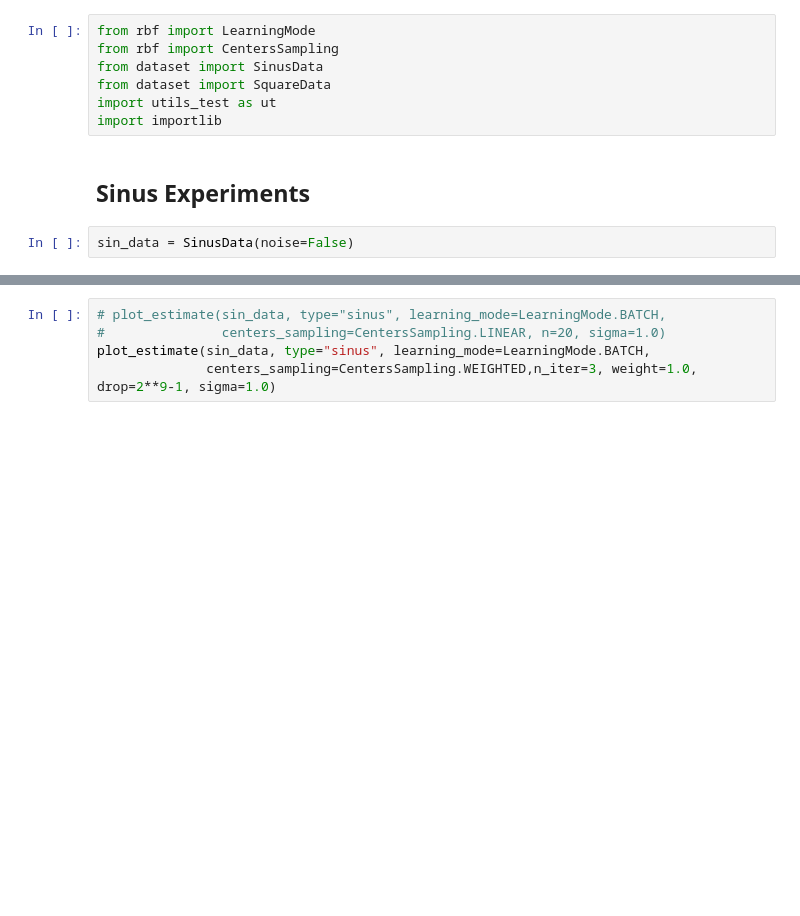
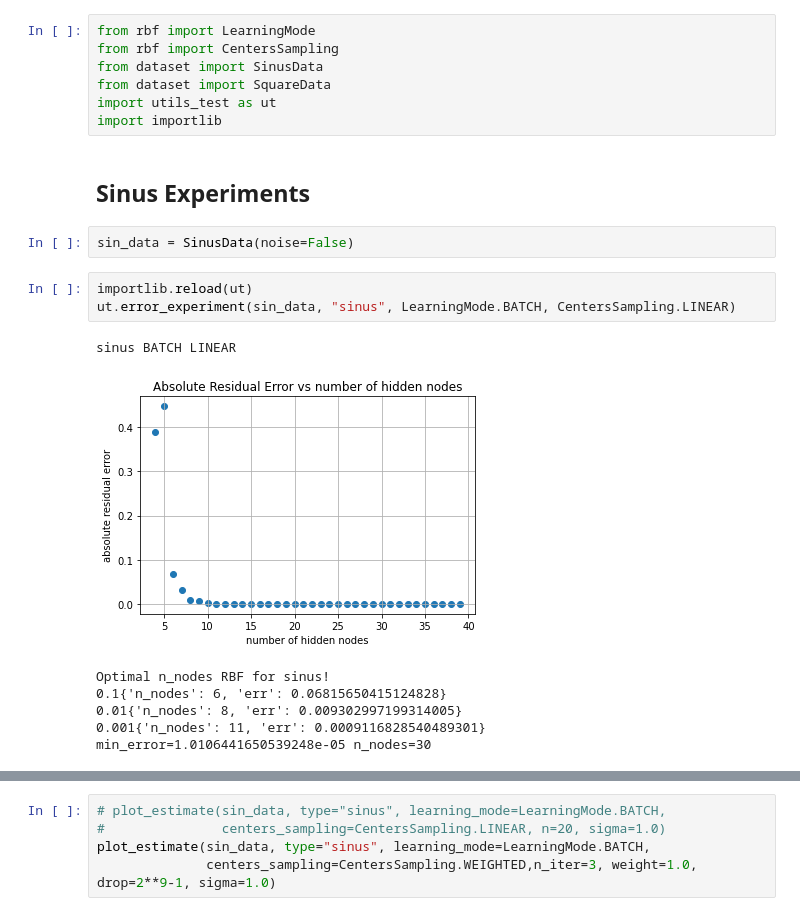
Before and after one commit to kenza-bouzid/ann_labs, a Jupyter notebook: lab2/rbf_test.ipynb, the cells around one changed output, grey strips where cells are left out. Drawn from its saved outputs; the diff is of its cells as text; blank space fills up the shorter version.

```diff
--- a/lab2/rbf_test.ipynb
+++ b/lab2/rbf_test.ipynb
@@ -9,6 +9,17 @@ import importlib
 ## Sinus Experiments
 # %%
 sin_data = SinusData(noise=False)
+# %%
+importlib.reload(ut)
+ut.error_experiment(sin_data, "sinus", LearningMode.BATCH, CentersSampling.LINEAR)
+# %% [output]
+sinus BATCH LINEAR
+[figure, added]
+Optimal n_nodes RBF for sinus!
+0.1{'n_nodes': 6, 'err': 0.06815650415124828}
+0.01{'n_nodes': 8, 'err': 0.009302997199314005}
+0.001{'n_nodes': 11, 'err': 0.0009116828540489301}
+min_error=1.0106441650539248e-05 n_nodes=30
 # %%
 importlib.reload(ut)
 ut.error_experiment(sin_data, "sinus", LearningMode.BATCH, CentersSampling.WEIGHTED)
```
Also changed, not shown: parts of 1 cell of this notebook, 2 other files.
